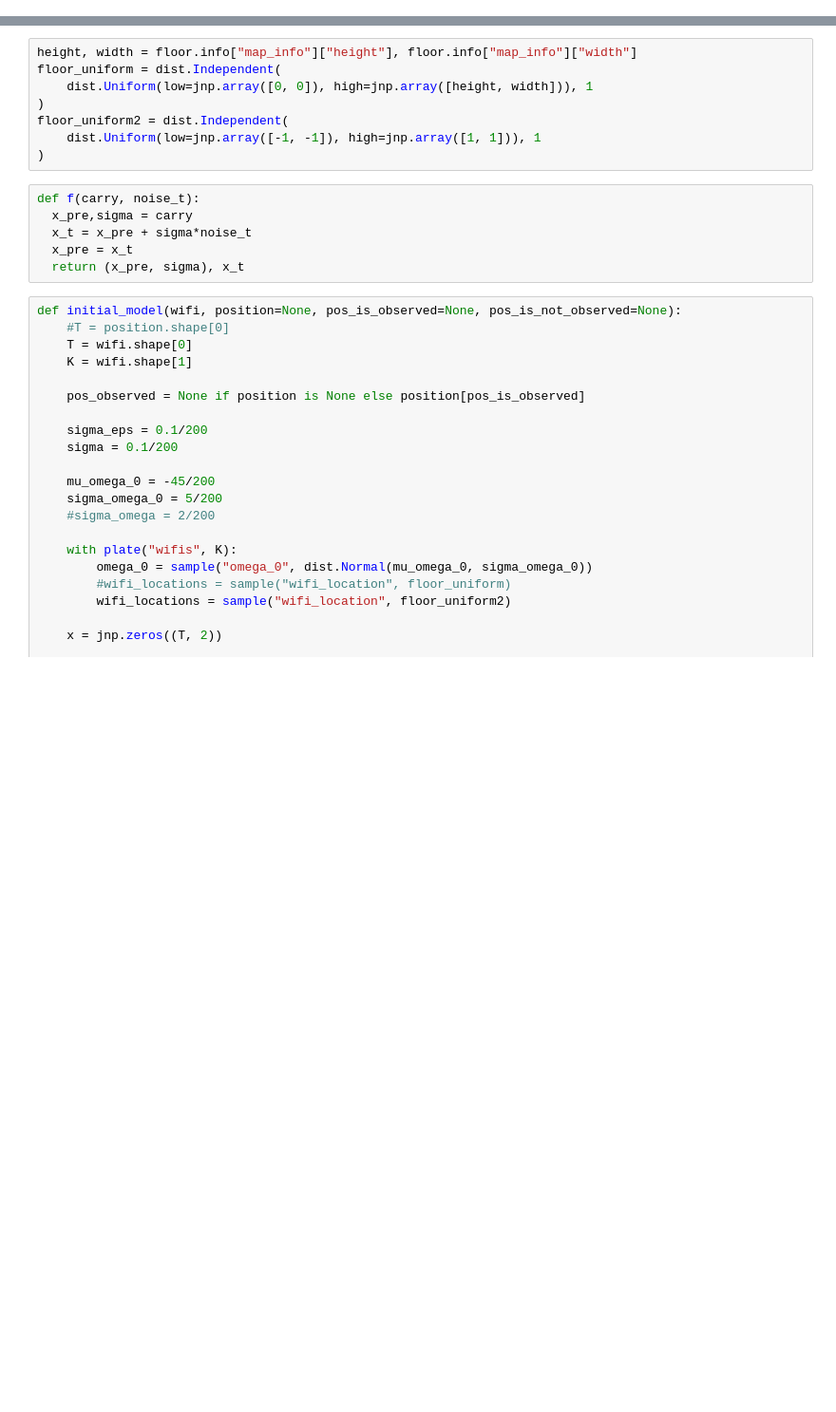
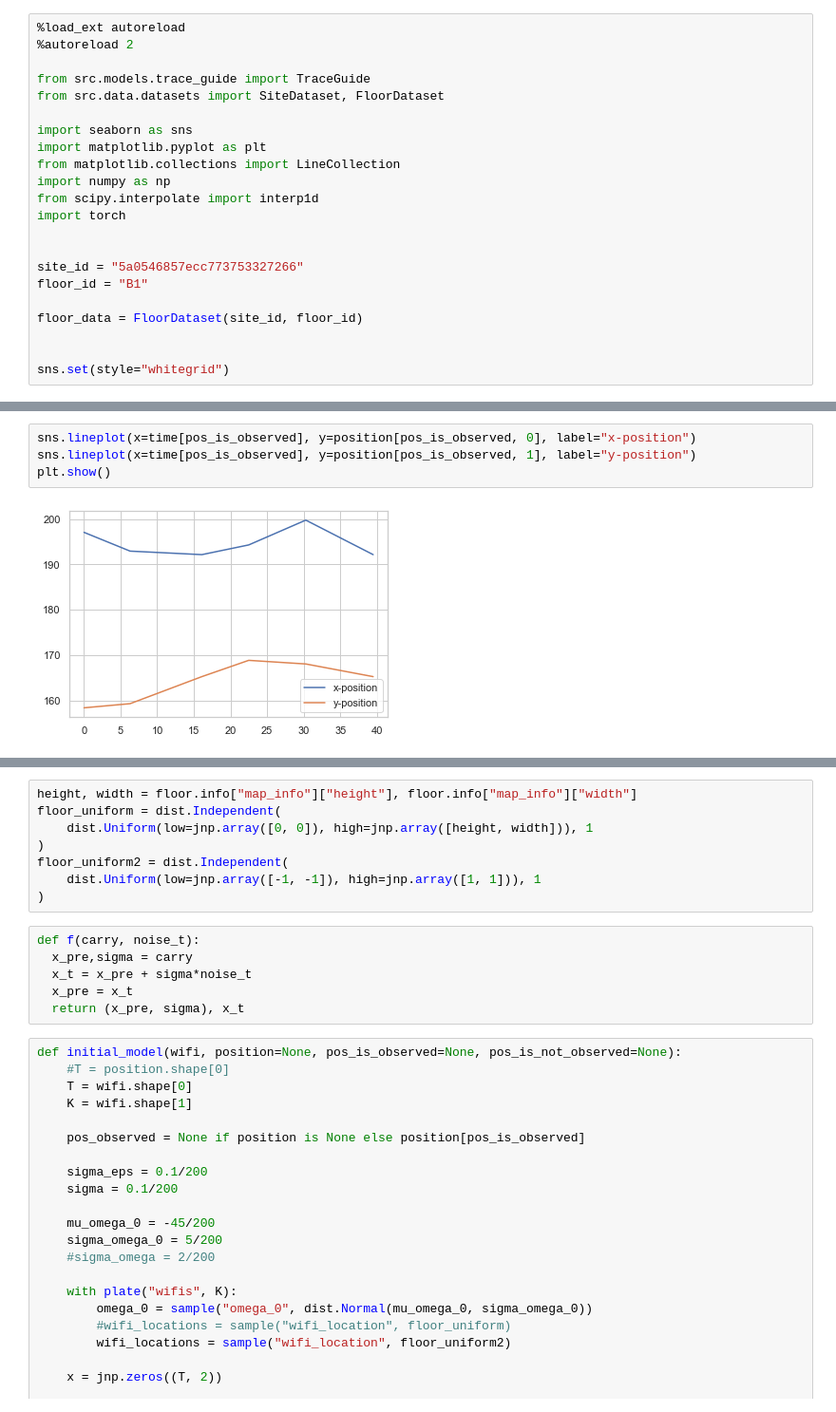
Before and after one commit to sorenhartmann/indoor-location-navigation, a Jupyter notebook: notebooks/1-inital-model.ipynb, the cells around one changed output, grey strips where cells are left out. Shown: that part at 95% size. Saved outputs shown, nothing was run; the diff lists cells and outputs as text; blank space fills up the shorter version.

```diff
--- a/notebooks/1-inital-model.ipynb
+++ b/notebooks/1-inital-model.ipynb
@@ -16,0 +1,22 @@ import numpy as np
+# %%
+%load_ext autoreload
+%autoreload 2
+
+from src.models.trace_guide import TraceGuide
+from src.data.datasets import SiteDataset, FloorDataset
+
+import seaborn as sns
+import matplotlib.pyplot as plt
+from matplotlib.collections import LineCollection
+import numpy as np
+from scipy.interpolate import interp1d
+import torch
+
+
+site_id = "5a0546857ecc773753327266"
+floor_id = "B1"
+
+floor_data = FloorDataset(site_id, floor_id)
+
+
+sns.set(style="whitegrid")
@@ -16,0 +58,6 @@ import numpy as np
+# %%
+sns.lineplot(x=time[pos_is_observed], y=position[pos_is_observed, 0], label="x-position")
+sns.lineplot(x=time[pos_is_observed], y=position[pos_is_observed, 1], label="y-position")
+plt.show()
+# %% [output]
+[figure, added]
```
Also changed, not shown: parts of 17 cells of this notebook, 4 other files.
